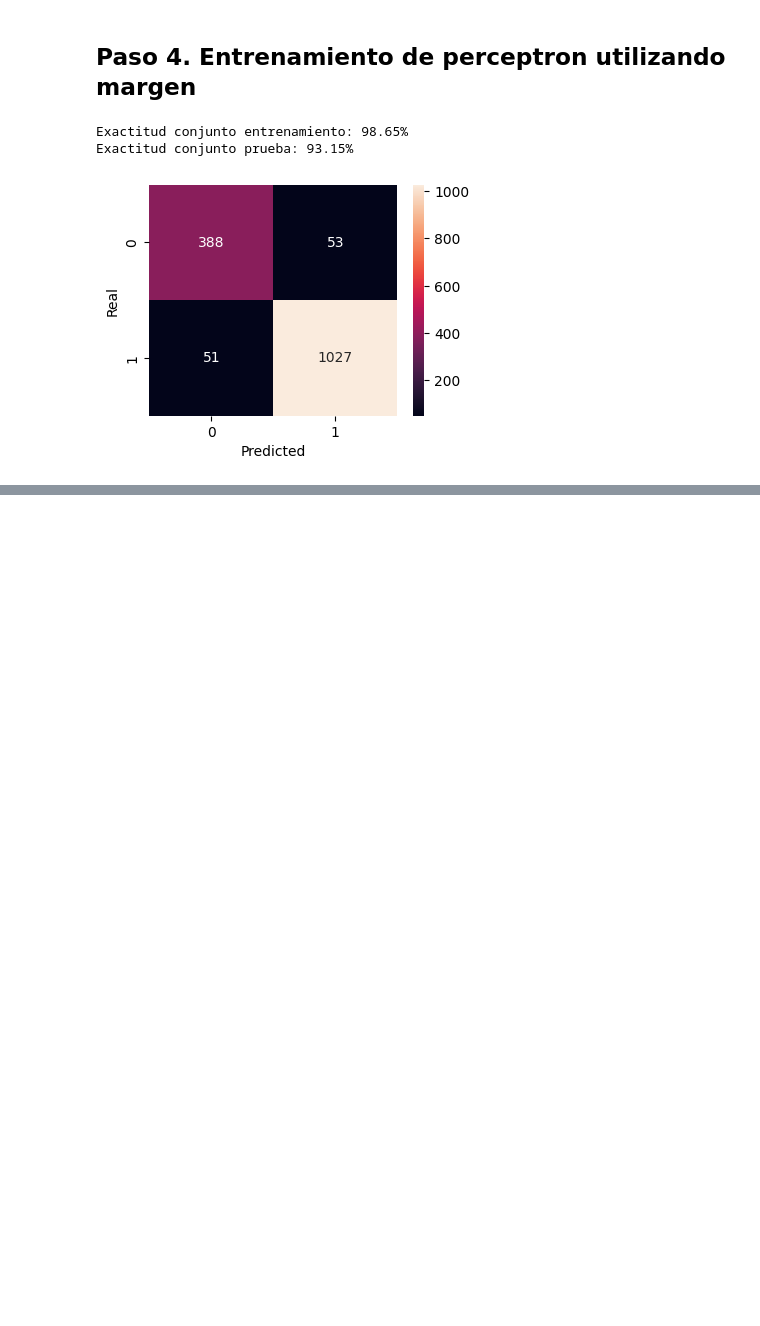
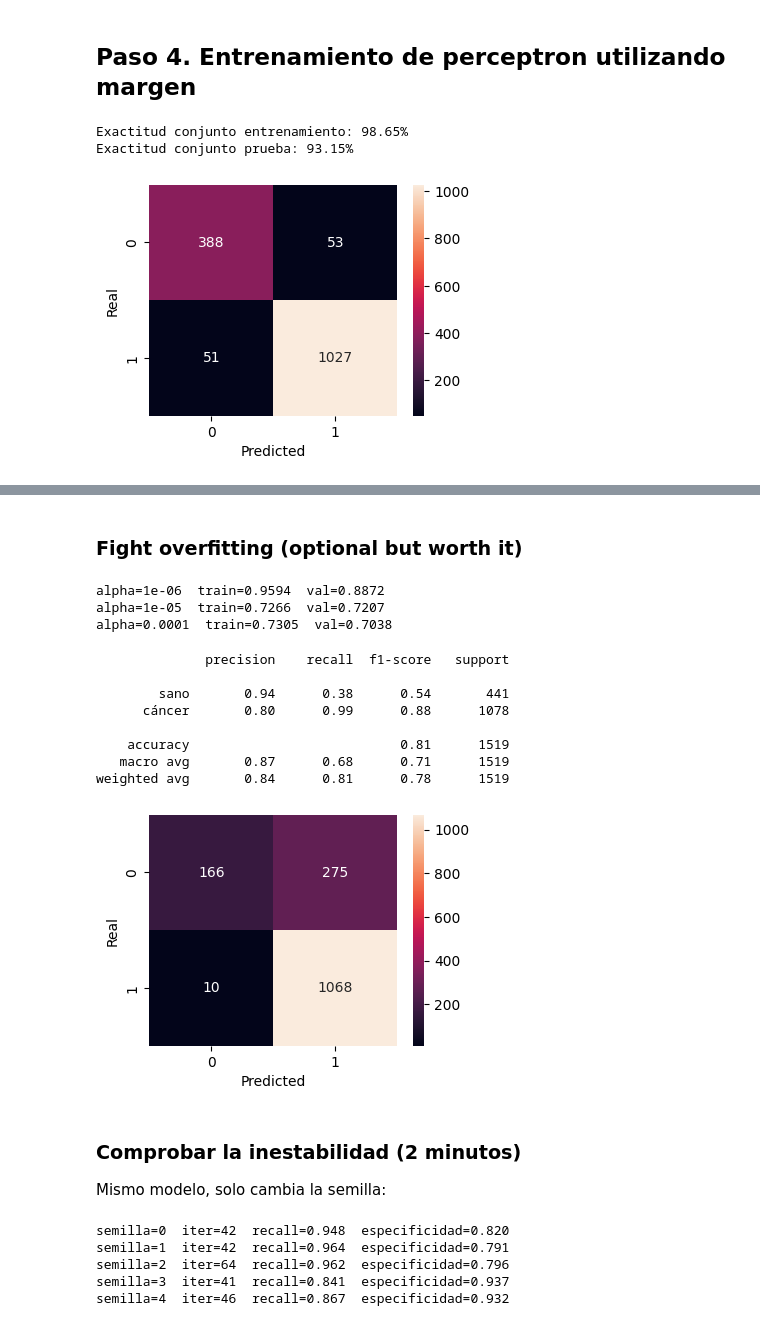
Before and after one commit to emm-gl/ClassificadorCancerEsofago, a Jupyter notebook: Notebooks/PerceptronClasificadorCancerEsófago.ipynb, the cells around one changed output, grey strips where cells are left out. Saved outputs shown, nothing was run; the diff lists cells and outputs as text; code cells hidden in the pictures; blank space fills up the shorter version.

```diff
--- a/Notebooks/PerceptronClasificadorCancerEsófago.ipynb
+++ b/Notebooks/PerceptronClasificadorCancerEsófago.ipynb
@@ -579,0 +689,50 @@ matriz_confusion(y_test, y_predict_2)
+# %% [markdown]
+### Fight overfitting (optional but worth it)
+# %%
+for alpha in [1e-6, 1e-5, 1e-4]:
+    m = Perceptron(max_iter=1000, random_state=0, penalty="l2", alpha=alpha,
+                   early_stopping=True, n_iter_no_change=10).fit(X_tr_s, y_tr)
+    print(f"alpha={alpha}  train={m.score(X_tr_s, y_tr):.4f}  val={m.score(X_val_s, y_val):.4f}")
+    evaluar(f"Escalado + L2 alpha={alpha} + early stop", y_val, m.predict(X_val_s))
+# %% [output]
+alpha=1e-06  train=0.9594  val=0.8872
+alpha=1e-05  train=0.7266  val=0.7207
+alpha=0.0001  train=0.7305  val=0.7038
+# %%
+from sklearn.metrics import classification_report
+
+scores_test = modelo_esc.decision_function(X_test_s)
+y_pred_final = (scores_test >= umbral).astype(int)
+
+print(classification_report(y_test, y_pred_final, target_names=["sano", "cáncer"]))
+matriz_confusion(y_test, y_pred_final)
+# %% [output]
+              precision    recall  f1-score   support
+
+        sano       0.94      0.38      0.54       441
+      cáncer       0.80      0.99      0.88      1078
+
+    accuracy                           0.81      1519
+   macro avg       0.87      0.68      0.71      1519
+weighted avg       0.84      0.81      0.78      1519
+[figure, added]
+# %% [markdown]
+### Comprobar la inestabilidad (2 minutos)
+
+Mismo modelo, solo cambia la semilla:
+# %%
+from sklearn.metrics import recall_score
+
+for semilla in range(5):
+    m = Perceptron(max_iter=1000, random_state=semilla,
+                   class_weight={0: 1, 1: 2}).fit(X_tr_s, y_tr)
+    p = m.predict(X_val_s)
+    print(f"semilla={semilla}  iter={m.n_iter_}  "
+          f"recall={recall_score(y_val, p):.3f}  "
+          f"especificidad={recall_score(y_val, p, pos_label=0):.3f}")
+# %% [output]
+semilla=0  iter=42  recall=0.948  especificidad=0.820
+semilla=1  iter=42  recall=0.964  especificidad=0.791
+semilla=2  iter=64  recall=0.962  especificidad=0.796
+semilla=3  iter=41  recall=0.841  especificidad=0.937
+semilla=4  iter=46  recall=0.867  especificidad=0.932
```
Also changed, not shown: parts of 30 cells of this notebook.
